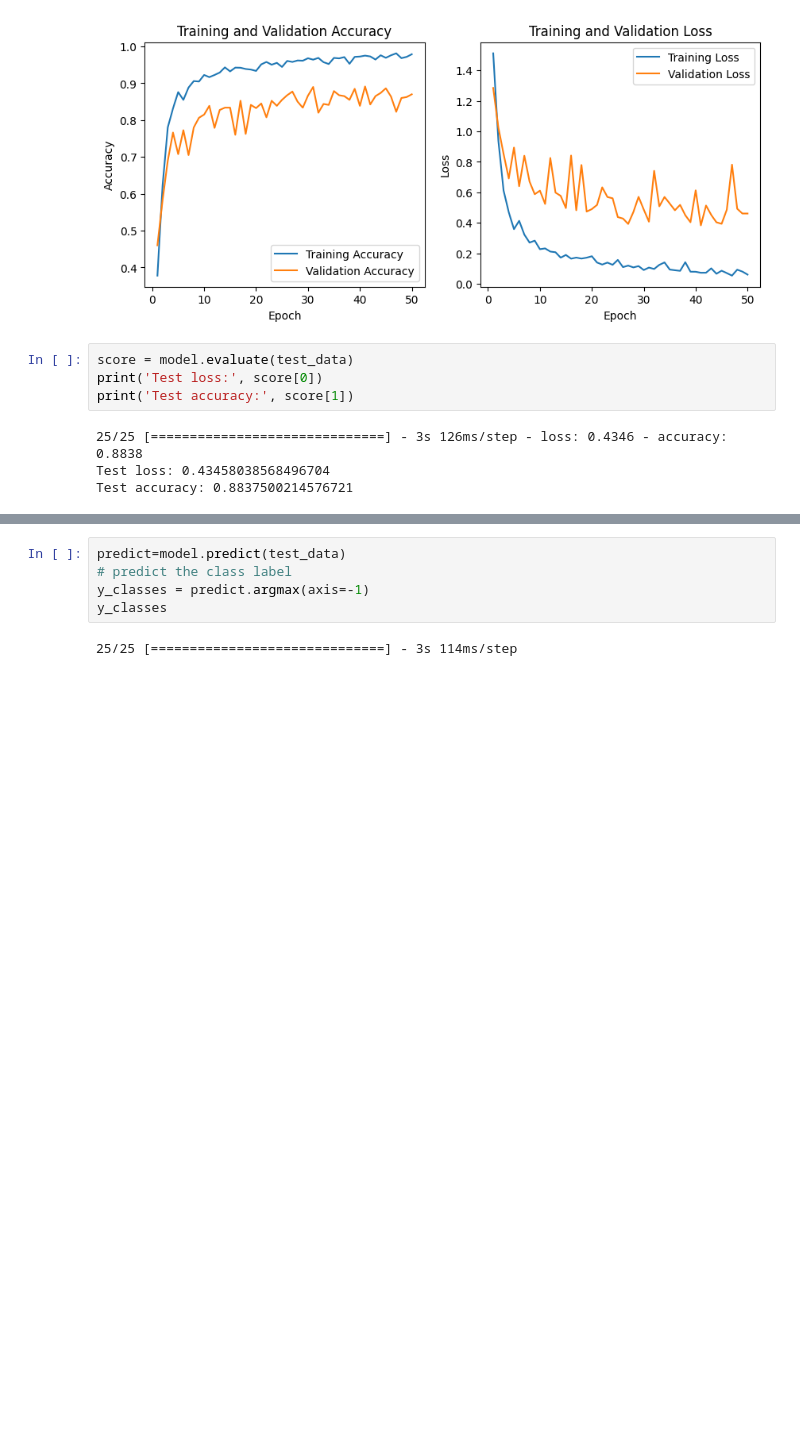
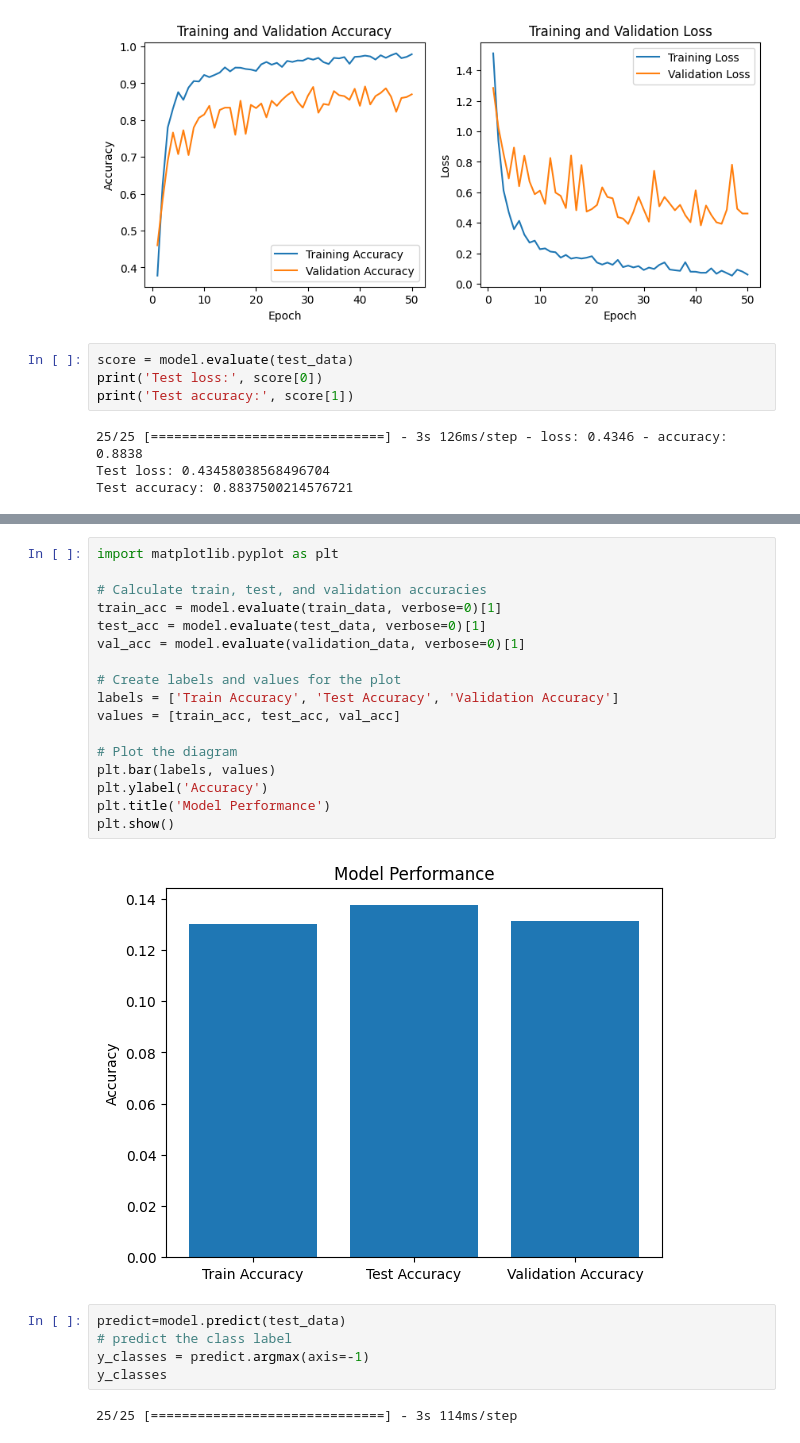
Before and after one commit to NishatVasker/Mango-leaf, a Jupyter notebook: MangoLeafTRAINING.ipynb, the cells around one changed output, grey strips where cells are left out. Saved outputs shown, nothing was run; the diff lists cells and outputs as text; blank space fills up the shorter version.

```diff
--- a/MangoLeafTRAINING.ipynb
+++ b/MangoLeafTRAINING.ipynb
@@ -265,3 +281,22 @@ Validation accuracy: 0.8700000047683716
+# %%
+import matplotlib.pyplot as plt
+
+# Calculate train, test, and validation accuracies
+train_acc = model.evaluate(train_data, verbose=0)[1]
+test_acc = model.evaluate(test_data, verbose=0)[1]
+val_acc = model.evaluate(validation_data, verbose=0)[1]
+
+# Create labels and values for the plot
+labels = ['Train Accuracy', 'Test Accuracy', 'Validation Accuracy']
+values = [train_acc, test_acc, val_acc]
+
+# Plot the diagram
+plt.bar(labels, values)
+plt.ylabel('Accuracy')
+plt.title('Model Performance')
+plt.show()
+# %% [output]
+[figure, added]
 # %%
 predict=model.predict(test_data)
 # predict the class label
```
Also changed, not shown: parts of 32 cells of this notebook.
